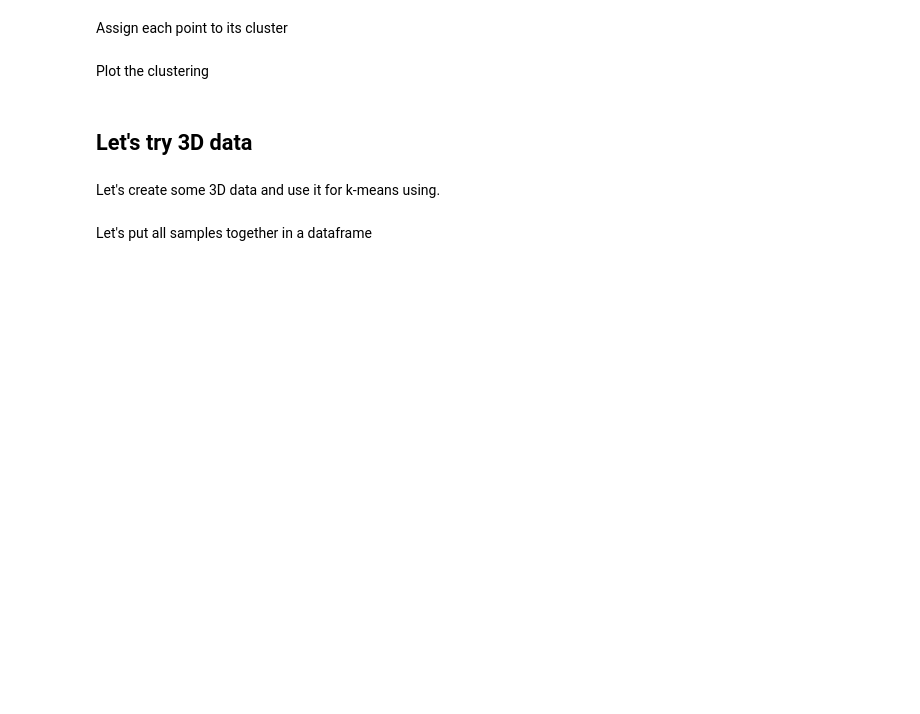
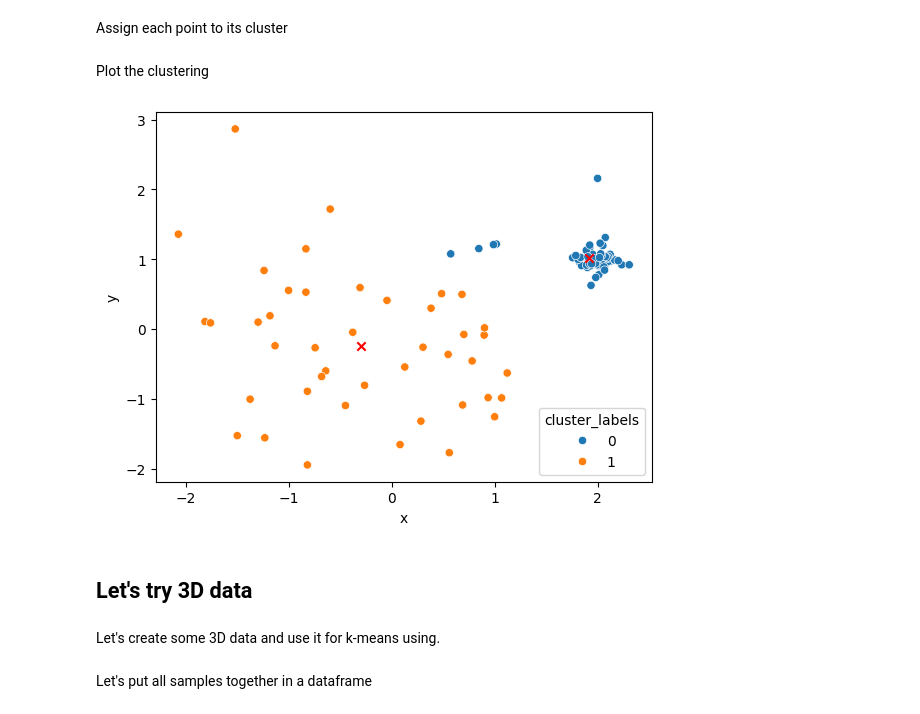
Before and after one commit to christinabrnn/Python-Study, a Jupyter notebook: BA820/Clustering_Synthetic_Data_unsolved.ipynb, the cells around one changed output. Drawn from its saved outputs; the diff is of its cells as text; code cells hidden in the pictures; blank space fills up the shorter version.

```diff
--- a/BA820/Clustering_Synthetic_Data_unsolved.ipynb
+++ b/BA820/Clustering_Synthetic_Data_unsolved.ipynb
@@ -56,6 +61,6 @@ df_kmeans = df.drop('cluster_labels', axis=1)
 Find the cluster centroids
 # %%
 # Try with random or specific initializations.
-kmeans_result =
+kmeans_result = KMeans(n_clusters,init='random').fit(df_kmeans)  #, init = [[2, 1 ],[0, 0]]
 # %%
 # where are the centroids?
@@ -63,20 +71,22 @@ kmeans_result.
 # %% [markdown]
 Assign each point to its cluster
 # %%
-df_kmeans['cluster_labels'] =
+df_kmeans['cluster_labels'] = kmeans_result.labels_
 # %% [markdown]
 Plot the clustering
 # %%
 import matplotlib.pyplot as plt
 
 # Plot clusters
-sns.scatterplot(, data=df_kmeans)
+sns.scatterplot(x = 'x', y = 'y', hue = 'cluster_labels', data=df_kmeans)
 
 #plot centroids
-plt.scatter(, color='red', marker='x')
+plt.scatter(kmeans_result.cluster_centers_[:,0], kmeans_result.cluster_centers_[:,1], color='red', marker='x')
 
 # Show the plot with the new points
 plt.show()
+# %% [output]
+[figure, added]
 # %% [markdown]
 ## Let's try 3D data
 # %% [markdown]
```
Also changed, not shown: parts of 16 cells of this notebook.
